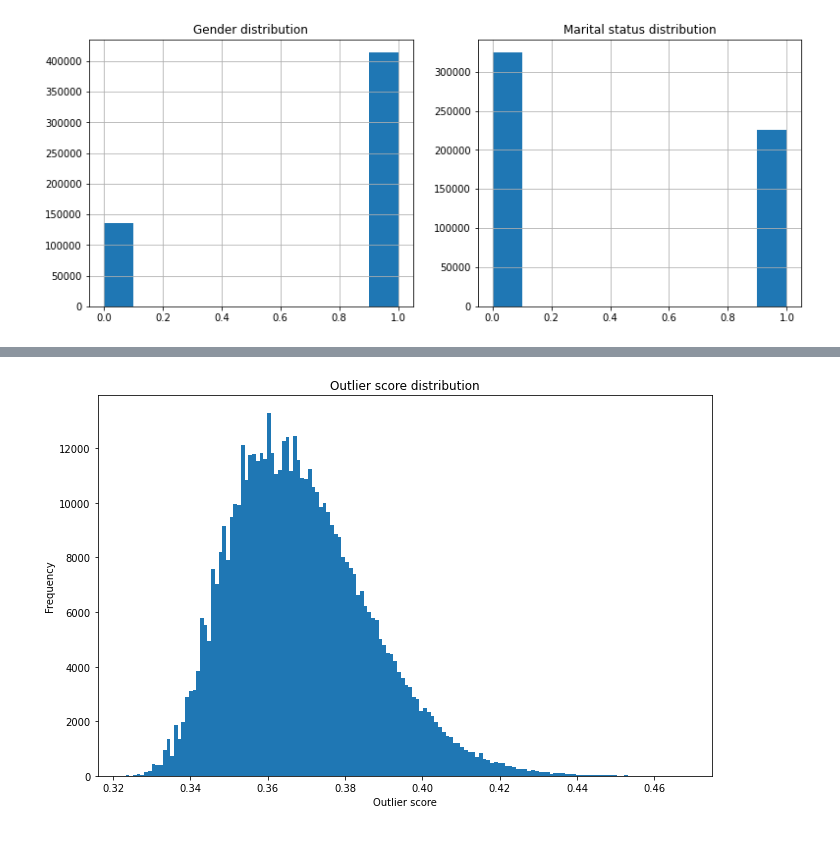
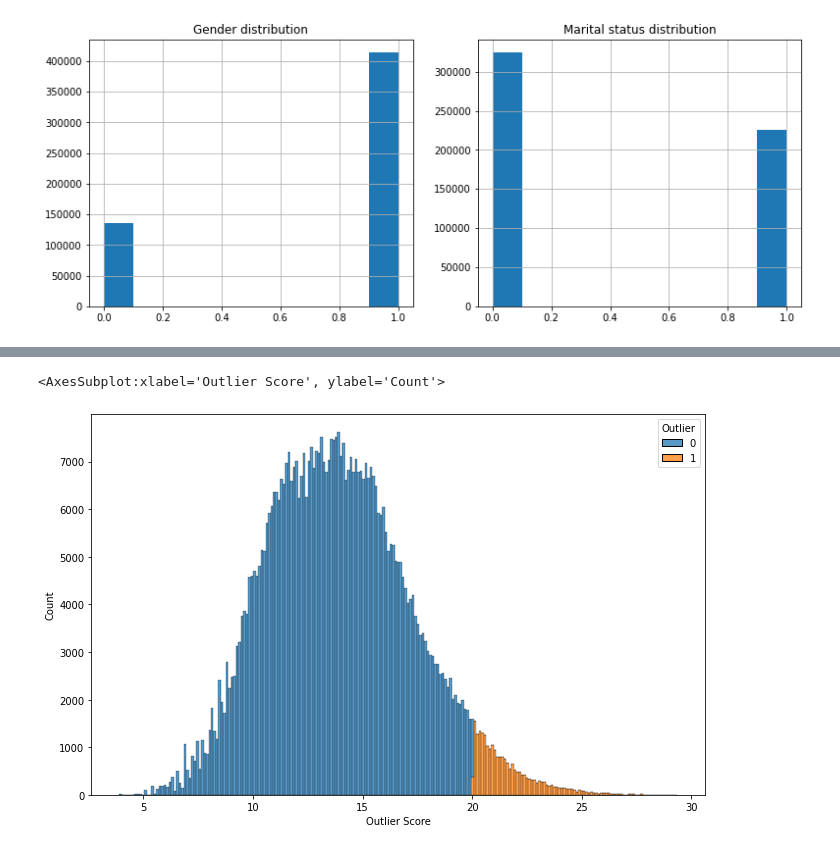
Before and after one commit to SanteriSuomi/Kaggle, a Jupyter notebook: BlackFridaySalesPrediction/BlackFridaySalesPrediction.ipynb, the cells around one changed output, grey strips where cells are left out. Saved outputs shown, nothing was run; the diff lists cells and outputs as text; code cells hidden in the pictures.

```diff
--- a/BlackFridaySalesPrediction/BlackFridaySalesPrediction.ipynb
+++ b/BlackFridaySalesPrediction/BlackFridaySalesPrediction.ipynb
@@ -156,9 +161,7 @@ ax.scatter(data_umap[:,0][top_cont], data_umap[:,1][top_cont], marker=".", linew
-# %%
-fig, ax = plt.subplots(figsize=(11, 7))
-ax.set_xlabel("Outlier score")
-ax.set_ylabel("Frequency")
-ax.set_title("Outlier score distribution")
-_ = ax.hist(out_scores, bins=150)
-# %% [output]
-[figure, removed]
+# %%
+fig, ax = plt.subplots(figsize=(11, 7))
+sns.histplot(pd.DataFrame({"Outlier Score" : out_model.decision_scores_, "Outlier" : out_model.labels_}), x="Outlier Score", hue="Outlier", bins=225, multiple="stack", ax=ax)
+# %% [output]
+<AxesSubplot:xlabel='Outlier Score', ylabel='Count'>
+[figure, added]
 # %%
```
Also changed, not shown: parts of 5 cells of this notebook.
